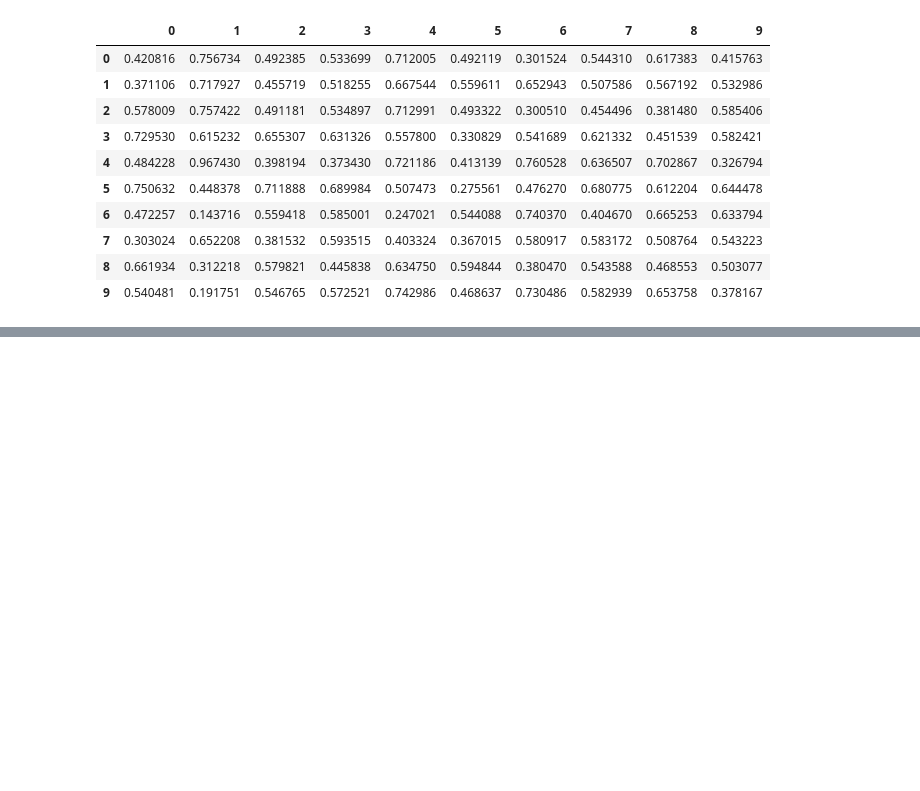
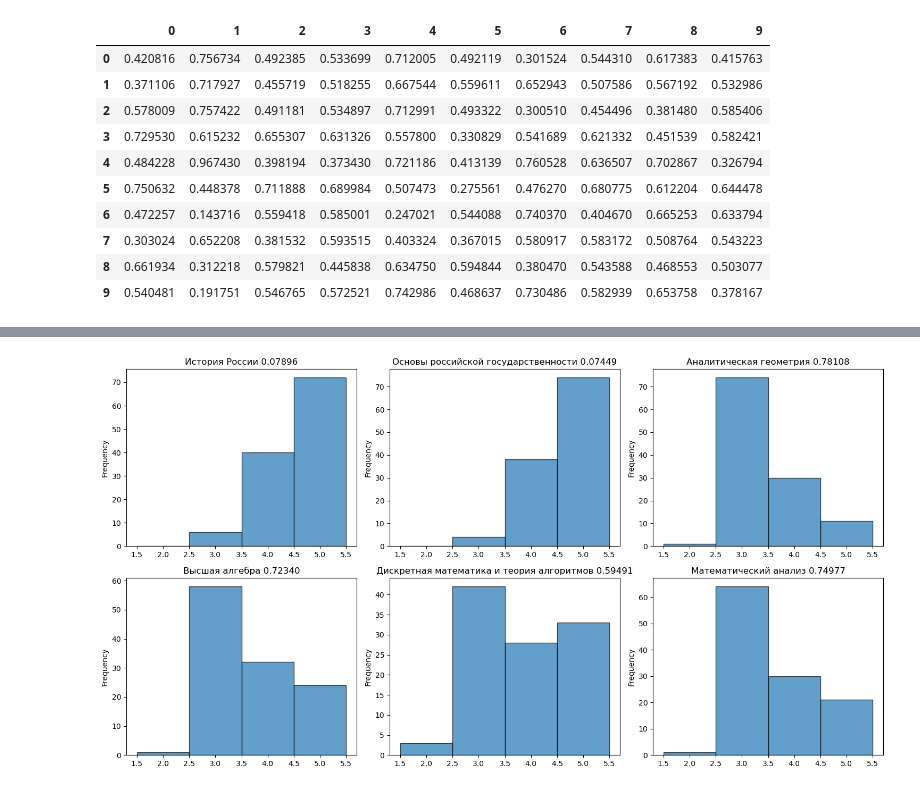
Before and after one commit to GodNaoborot/Fair_grading, a Jupyter notebook: genetic_test.ipynb, the cells around one changed output, grey strips where cells are left out. Drawn from its saved outputs; the diff is of its cells as text; code cells hidden in the pictures; blank space fills up the shorter version.

Commit message:
updated algorithm with initial data from chi squared

```diff
--- a/genetic_test.ipynb
+++ b/genetic_test.ipynb
@@ -213,0 +265,46 @@ df2
+# %%
+import pandas as pd
+import matplotlib.pyplot as plt
+import math
+
+# Sample DataFrame (replace with your own)
+df = df1.drop(df1.columns[2],axis=1)
+
+bins = [1.5, 2.5, 3.5, 4.5, 5.5]
+
+# Select only numeric columns
+numeric_cols = df.select_dtypes(include=['number']).columns
+n_cols = len(numeric_cols)
+
+# Define grid layout (e.g., up to 3 columns per row)
+cols_per_row = 3
+rows = math.ceil(n_cols / cols_per_row)
+
+# Create subplots
+fig, axes = plt.subplots(rows, cols_per_row, figsize=(15, rows * 4))
+axes = axes.flatten()  # Flatten in case of multiple rows
+
+# Hide unused subplots if any
+for i in range(n_cols, len(axes)):
+    axes[i].set_visible(False)
+
+# Plot histogram for each numeric column
+for i, col in enumerate(numeric_cols):
+    axes[i].hist(df[col].dropna(), bins=bins, edgecolor='black', alpha=0.7)
+    axes[i].set_title(f'Histogram of {col}')
+    axes[i].set_ylabel('Frequency')
+
+axes[0].set_title(f'История России {res1[n_students:][0]:.5f}')
+axes[1].set_title(f'Основы российской государственности {res1[n_students:][1]:.5f}')
+axes[2].set_title(f'Аналитическая геометрия {res1[n_students:][3]:.5f}')
+axes[3].set_title(f'Высшая алгебра {res1[n_students:][4]:.5f}')
+axes[4].set_title(f'Дискретная математика и теория алгоритмов {res1[n_students:][5]:.5f}')
+axes[5].set_title(f'Математический анализ {res1[n_students:][6]:.5f}')
+
+plt.tight_layout()
+
+# Save the figure as a picture (change filename/format as needed)
+plt.savefig('histograms.png', dpi=300, bbox_inches='tight')
+plt.show()
+# %% [output]
+[figure, added]
```
Also changed, not shown: parts of 15 cells of this notebook, 1 other file.
